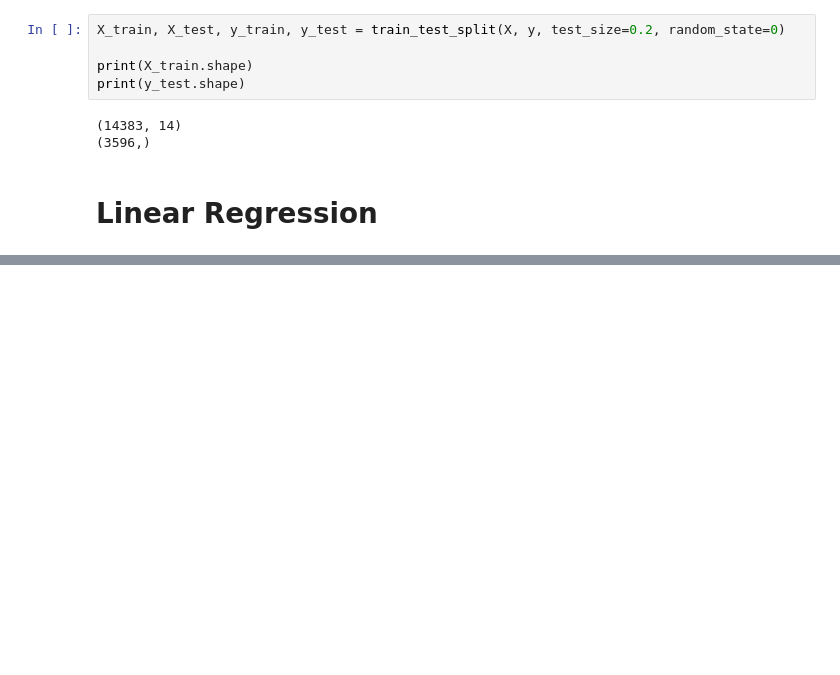
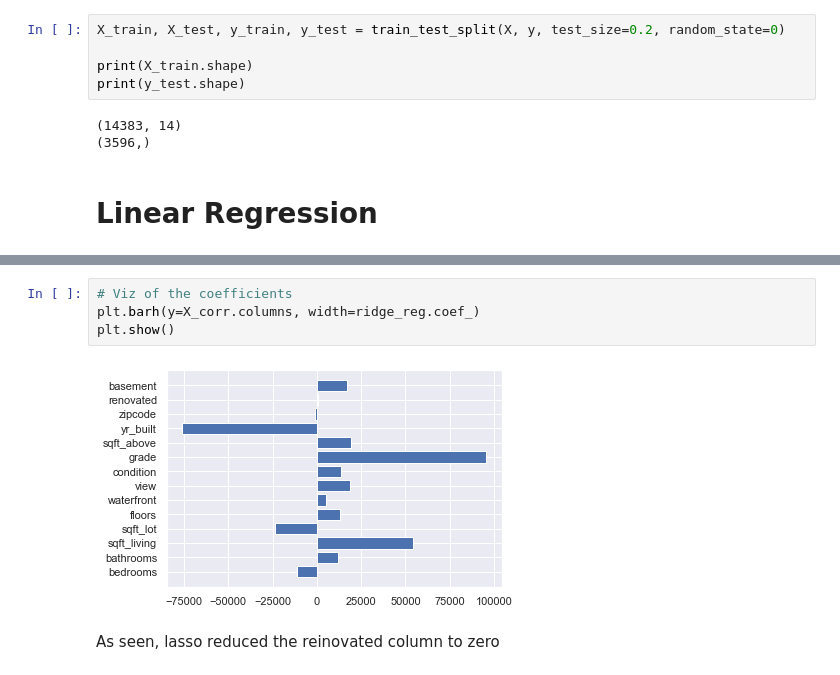
Before and after one commit to mbururyan/HAAS-house-prices, a Jupyter notebook: house-price-reg.ipynb, the cells around one changed output, grey strips where cells are left out. Saved outputs shown, nothing was run; the diff lists cells and outputs as text; blank space fills up the shorter version.

```diff
--- a/house-price-reg.ipynb
+++ b/house-price-reg.ipynb
@@ -553,0 +775,8 @@ print(y_test.shape)
+# %%
+# Viz of the coefficients
+plt.barh(y=X_corr.columns, width=ridge_reg.coef_)
+plt.show()
+# %% [output]
+[figure, added]
+# %% [markdown]
+As seen, lasso reduced the reinovated column to zero
```
Also changed, not shown: parts of 42 cells of this notebook.
